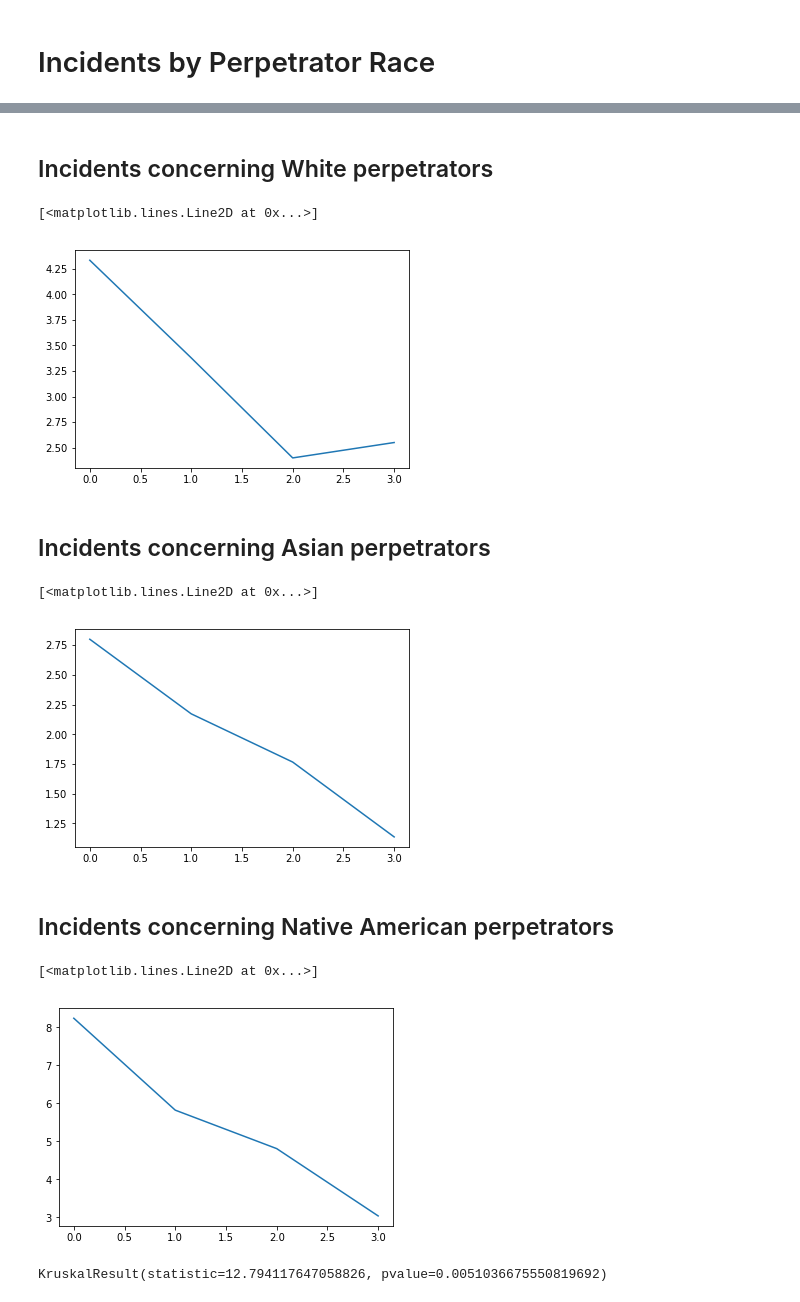
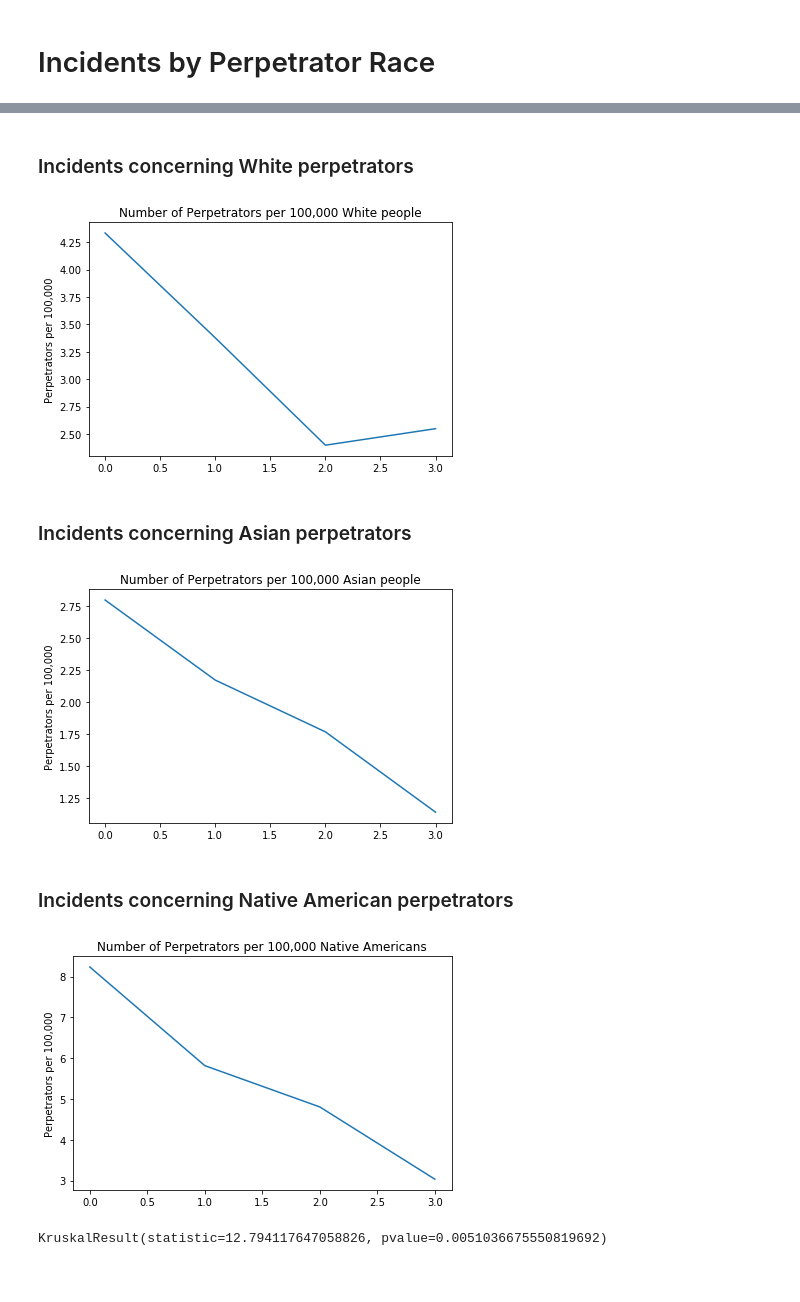
Before and after one commit to WolfgangHall/thinkful_ds_prep, a Jupyter notebook: capstone/capstone_project.ipynb, the cells around one changed output, grey strips where cells are left out. Drawn from its saved outputs; the diff is of its cells as text; code cells hidden in the pictures.

```diff
--- a/capstone/capstone_project.ipynb
+++ b/capstone/capstone_project.ipynb
@@ -357,5 +363,5 @@ plt.tight_layout()
 # %% [markdown]
-## Incidents concerning White perpetrators
+### Incidents concerning White perpetrators
 # %%
 white_incidents = fbi[fbi['Perpetrator Race'] == 'White']
 
@@ -365,14 +371,13 @@ y = us_pop['white_population'][0], us_pop['white_population'][10], us_pop['white
 
 white_perp = [i/j * 100000 for i,j in zip(x, y)]
 plt.plot(white_perp)
-plt.title('Number of Incidents per 100,000 people')
+plt.title('Number of Perpetrators per 100,000 White people')
 plt.ylabel('Perpetrators per 100,000')
 plt.tight_layout()
 # %% [output]
-[<matplotlib.lines.Line2D at 0x...>]
-[figure, old version]
+[figure, new version]
 # %% [markdown]
-## Incidents concerning Asian perpetrators
+### Incidents concerning Asian perpetrators
 # %%
 asian_incidents = fbi[fbi['Perpetrator Race'] == 'Asian/Pacific Islander']
 
@@ -382,29 +387,27 @@ y = us_pop['asian_population'][0], us_pop['asian_population'][10], us_pop['asian
 
 asian_perp = [i/j * 100000 for i,j in zip(x, y)]
 plt.plot(asian_perp)
-plt.title('Number of Incidents per 100,000 people')
+plt.title('Number of Perpetrators per 100,000 Asian people')
 plt.ylabel('Perpetrators per 100,000')
 plt.tight_layout()
 # %% [output]
-[<matplotlib.lines.Line2D at 0x...>]
-[figure, old version]
+[figure, new version]
 # %% [markdown]
-## Incidents concerning Native American perpetrators
+### Incidents concerning Native American perpetrators
 # %%
 native_incidents = fbi[fbi['Perpetrator Race'] == 'Native American/Alaska Native']
 
 x = native_incidents.groupby('Year').count()['Crime Solved'].iloc[0], native_incidents.groupby('Year').count()['Crime Solved'].iloc[9], native_incidents.groupby('Year').count()['Crime Solved'].iloc[19], native_incidents.groupby('Year').count()['Crime Solved'].iloc[29]
 
 y = us_pop['native_population'][0], us_pop['native_population'][10], us_pop['native_population'][20], us_pop['native_population'][30]
 
 native_perp = [i/j * 100000 for i,j in zip(x, y)]
 plt.plot(native_perp)
-plt.title('Number of Incidents per 100,000 people')
+plt.title('Number of Perpetrators per 100,000 Native Americans')
 plt.ylabel('Perpetrators per 100,000')
 plt.tight_layout()
 # %% [output]
-[<matplotlib.lines.Line2D at 0x...>]
-[figure, old version]
+[figure, new version]
 # %%
 # using a Non-parametric test as the values I am testing for are not normally distributed
 # method for testing whether samples originate from the same distribution
```
Also changed, not shown: parts of 15 cells of this notebook, 1 other file.
